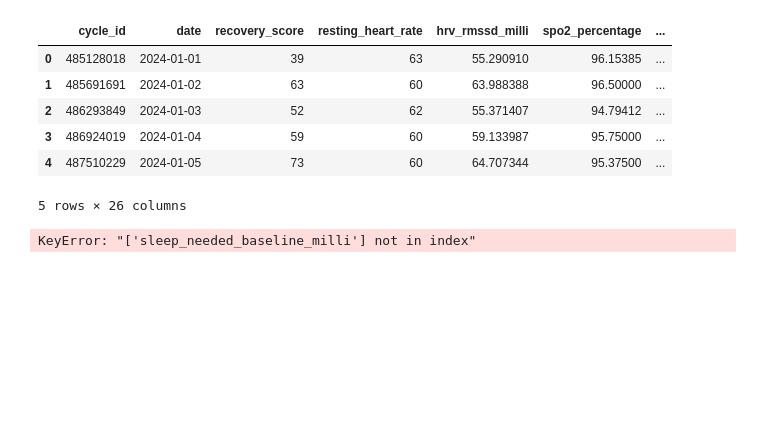
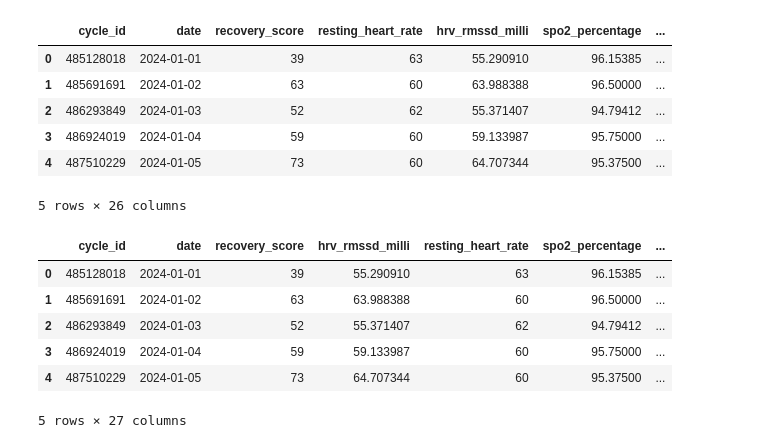
Before and after one commit to JordanPickles/whoop-recovery-predictor, a Jupyter notebook: notebooks/01_eda.ipynb, the cells around one changed output. Saved outputs shown, nothing was run; the diff lists cells and outputs as text; code cells hidden in the pictures; blank space fills up the shorter version.

```diff
--- a/notebooks/01_eda.ipynb
+++ b/notebooks/01_eda.ipynb
@@ -159,32 +160,39 @@ cols = [
     # sleep stages (minutes)
     'total_light_sleep_time_hours',
     'total_slow_wave_sleep_time_hours',
     'total_rem_sleep_time_hours',
     'total_sleep_time_hours',
 
     # sleep quality
     'sleep_efficiency_percentage',
     'sleep_consistency_percentage',
     'sleep_performance_percentage',
     'sleep_cycle_count',
     'disturbance_count',
 
     # sleep timing
     'sleep_start',
     'sleep_end',
 
     # sleep debt
-    'sleep_needed_baseline_milli',  # fix this first
+    'sleep_needed_baseline_hours',
     'sleep_needed_need_from_recent_strain_hours',
 
     # strain
     'cycle_strain',
     'cycle_avg_heart_rate',
     'cycle_max_heart_rate',
     'cycle_kilojoule',
 ]
 
 df_wrangled = df_wrangled[cols]
+
 df_wrangled.head()
 # %% [output]
+|  | cycle_id | date | recovery_score | hrv_rmssd_milli | resting_heart_rate | spo2_percentage | ... |
+| 0 | 485128018 | 2024-01-01 | 39 | 55.290910 | 63 | 96.15385 | ... |
+| 1 | 485691691 | 2024-01-02 | 63 | 63.988388 | 60 | 96.50000 | ... |
+| 2 | 486293849 | 2024-01-03 | 52 | 55.371407 | 62 | 94.79412 | ... |
+| 3 | 486924019 | 2024-01-04 | 59 | 59.133987 | 60 | 95.75000 | ... |
+| 4 | 487510229 | 2024-01-05 | 73 | 64.707344 | 60 | 95.37500 | ... |
-KeyError: "['sleep_needed_baseline_milli'] not in index"
+5 rows × 27 columns
```
Also changed, not shown: parts of 3 cells of this notebook.
